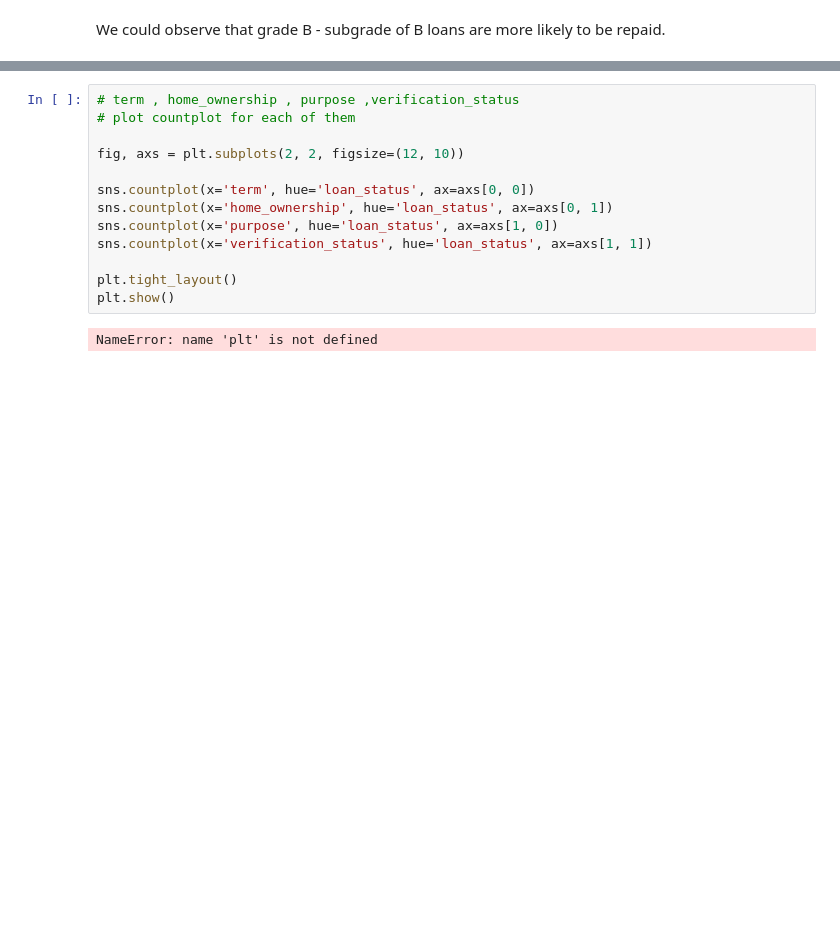
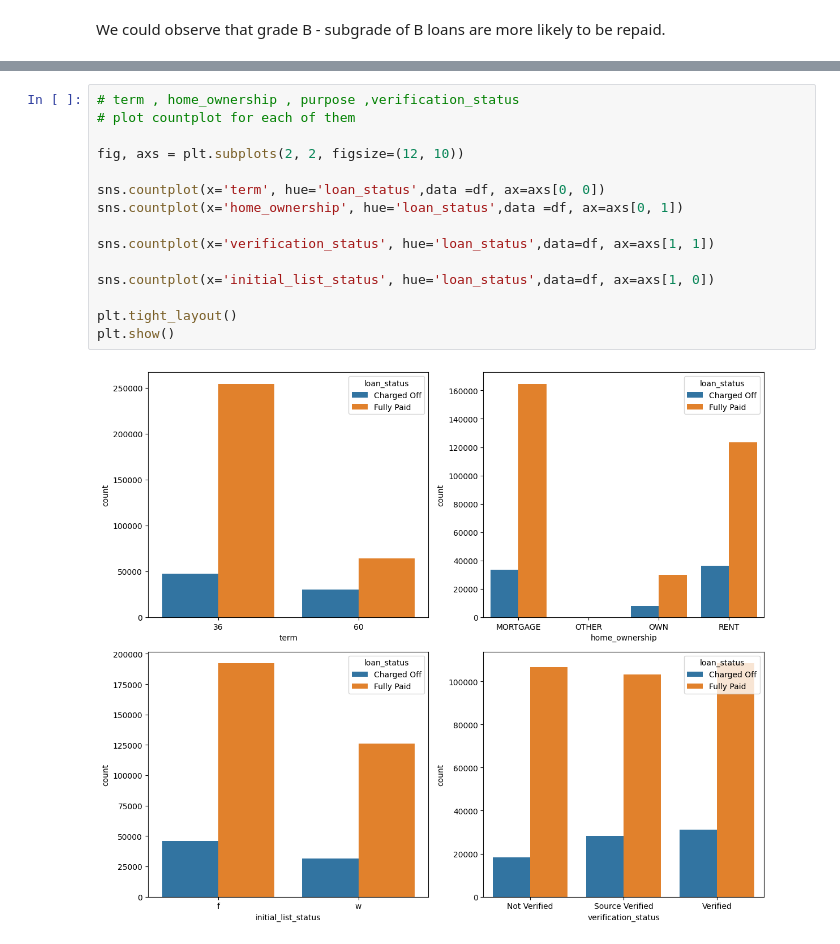
Before and after one commit to mahikshith/End-to-End-implementation-of-Loan-tap-classification, a Jupyter notebook: loan_tap_classification_m.ipynb, the cells around one changed output, grey strips where cells are left out. Saved outputs shown, nothing was run; the diff lists cells and outputs as text; blank space fills up the shorter version.

```diff
--- a/loan_tap_classification_m.ipynb
+++ b/loan_tap_classification_m.ipynb
@@ -298,15 +312,17 @@ Name: purpose, dtype: int64
 # %%
 # term , home_ownership , purpose ,verification_status
 # plot countplot for each of them
 
 fig, axs = plt.subplots(2, 2, figsize=(12, 10))
 
-sns.countplot(x='term', hue='loan_status', ax=axs[0, 0])
-sns.countplot(x='home_ownership', hue='loan_status', ax=axs[0, 1])
-sns.countplot(x='purpose', hue='loan_status', ax=axs[1, 0])
-sns.countplot(x='verification_status', hue='loan_status', ax=axs[1, 1])
+sns.countplot(x='term', hue='loan_status',data =df, ax=axs[0, 0])
+sns.countplot(x='home_ownership', hue='loan_status',data =df, ax=axs[0, 1])
+
+sns.countplot(x='verification_status', hue='loan_status',data=df, ax=axs[1, 1])
+
+sns.countplot(x='initial_list_status', hue='loan_status',data=df, ax=axs[1, 0])
 
 plt.tight_layout()
 plt.show()
 # %% [output]
-NameError: name 'plt' is not defined
+[figure, added]
```
Also changed, not shown: parts of 16 cells of this notebook.
